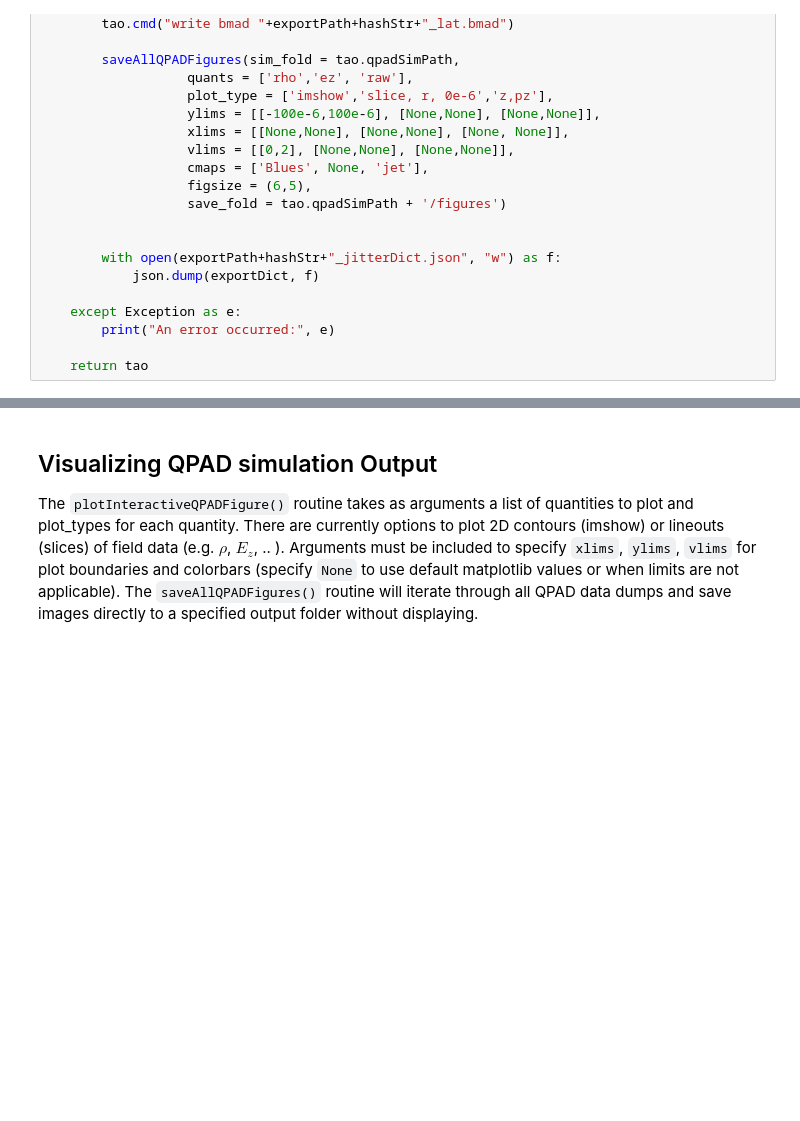
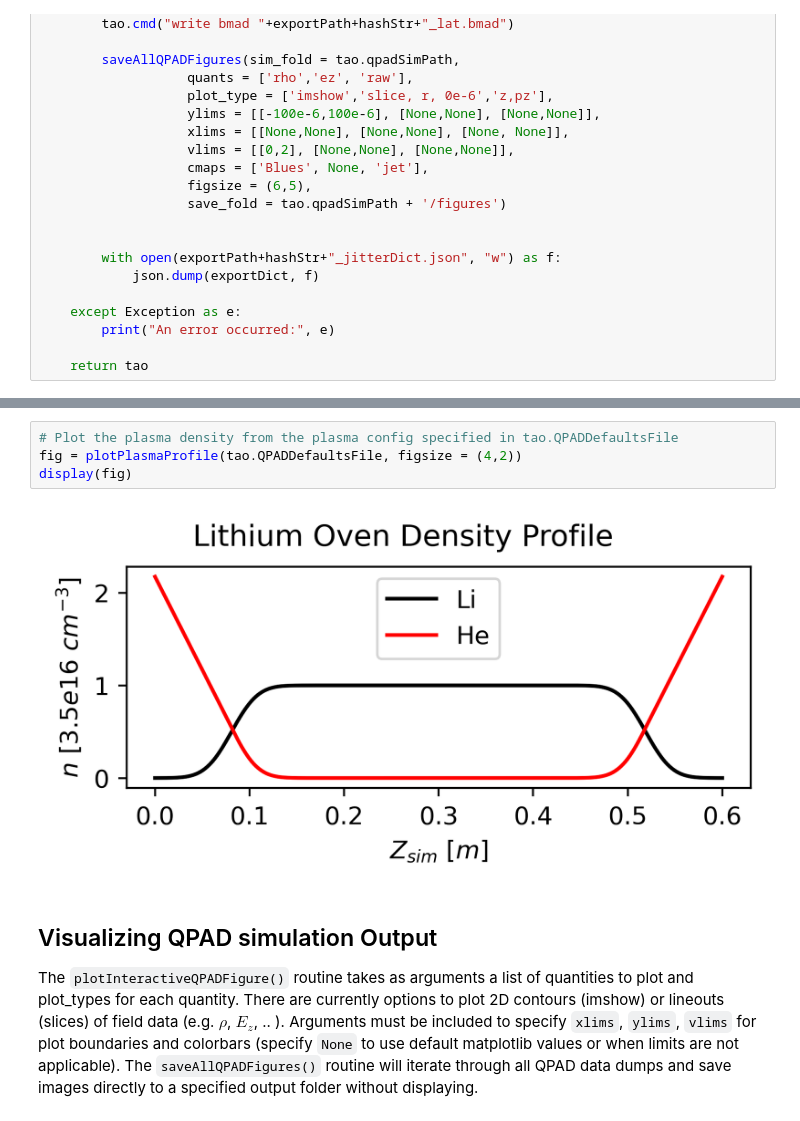
Before and after one commit to ericcropp/FACET2-S2E, a Jupyter notebook: Example - QPAD Jitter simulation.ipynb, the cells around one changed output, grey strips where cells are left out. Drawn from its saved outputs; the diff is of its cells as text; blank space fills up the shorter version.

```diff
--- a/Example - QPAD Jitter simulation.ipynb
+++ b/Example - QPAD Jitter simulation.ipynb
@@ -251,3 +251,9 @@ Saving all QPAD Figures to /tmp/beams/qpad_sim_11169267978534723923/figures
+# %%
+# Plot the plasma density from the plasma config specified in tao.QPADDefaultsFile
+fig = plotPlasmaProfile(tao.QPADDefaultsFile, figsize = (4,2))
+display(fig)
+# %% [output]
+[figure, added]
 # %% [markdown]
 ## Visualizing QPAD simulation Output
 
```
Also changed, not shown: parts of 5 cells of this notebook, 2 other files.
